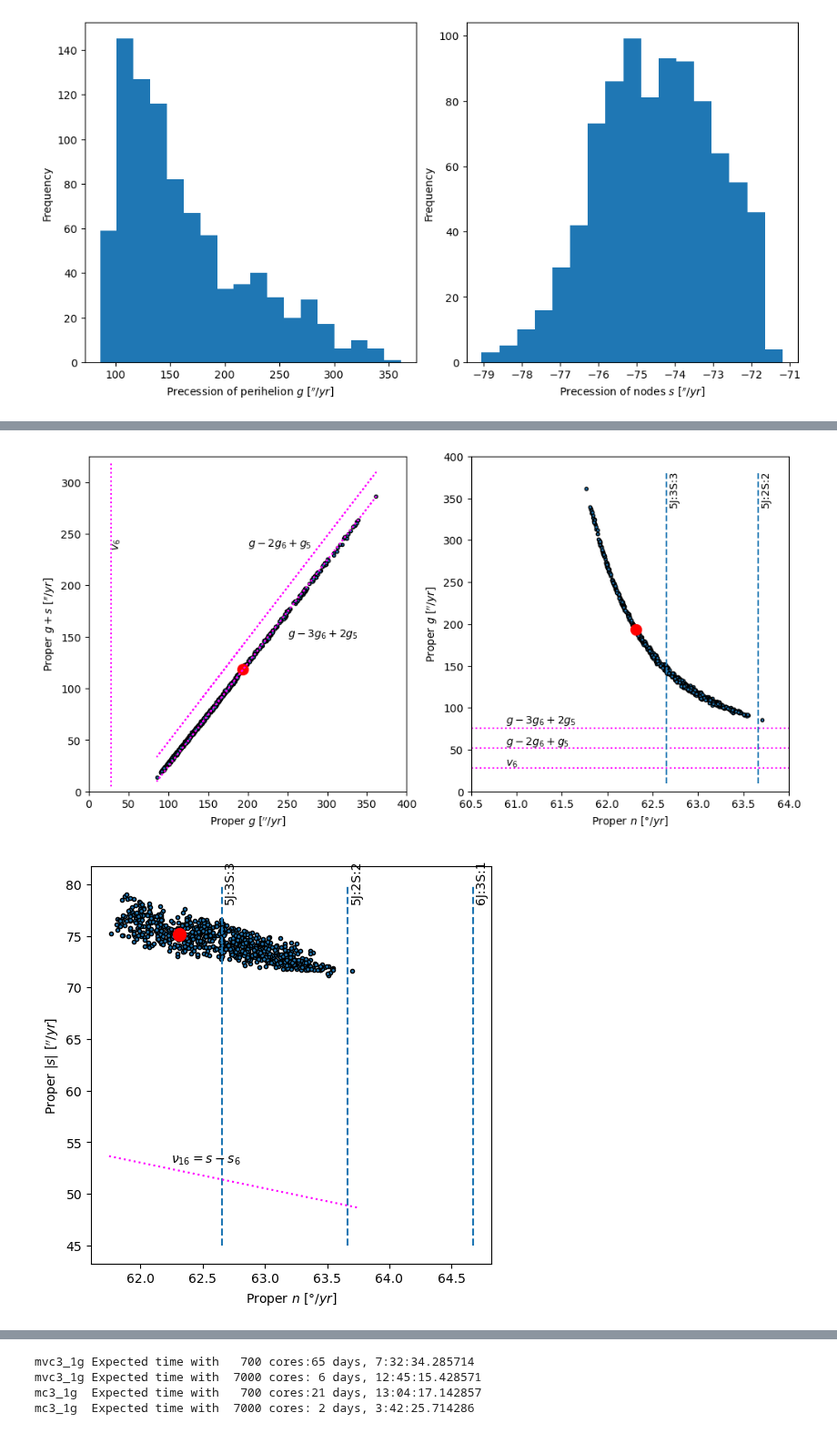
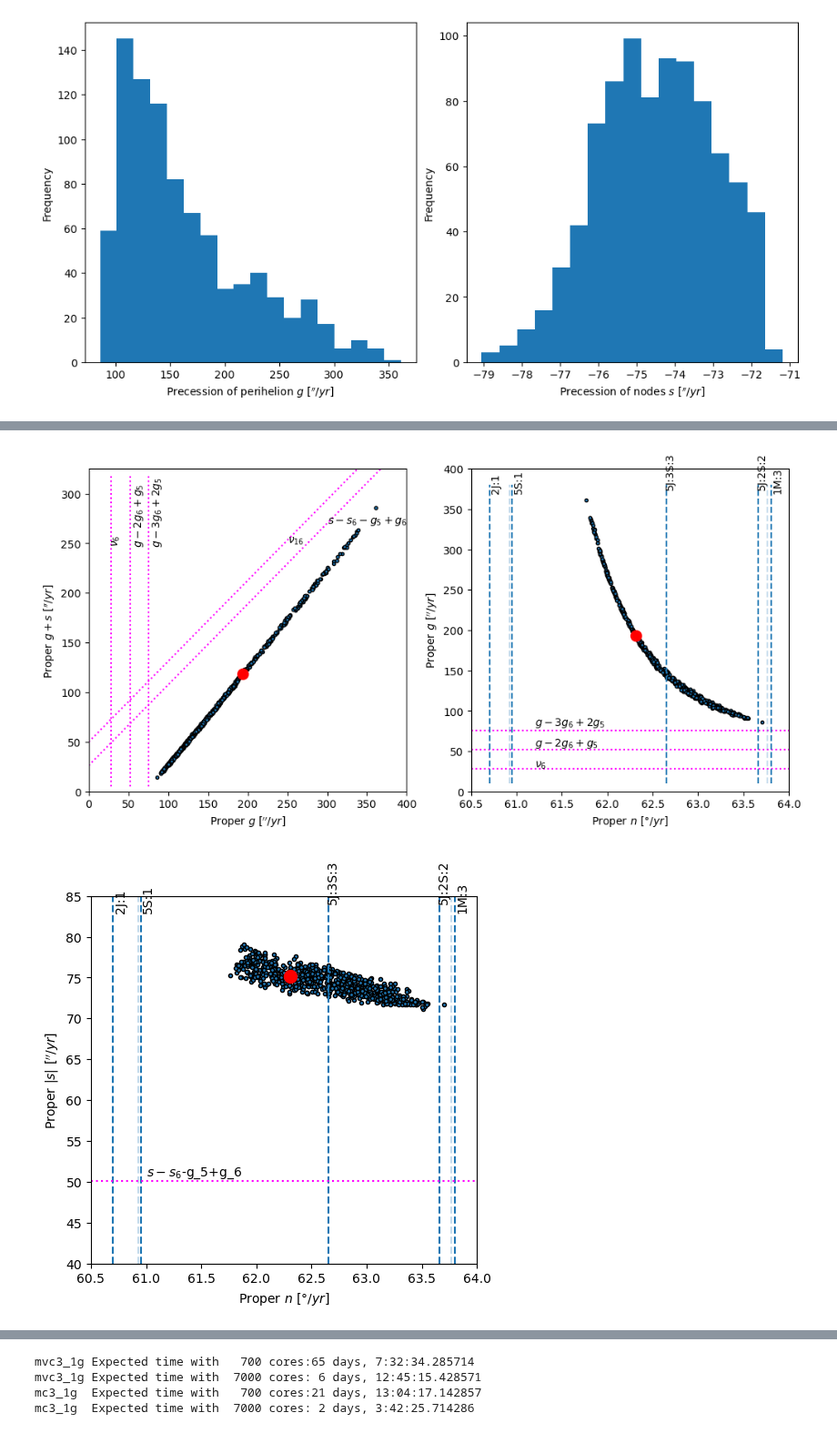
Before and after one commit to crankymax/asteroid_families, a Jupyter notebook: jupyter_notebooks/Luthera_Family_Analysis_AUG15.ipynb, the cells around one changed output, grey strips where cells are left out. Shown at 91% size. Saved outputs shown, nothing was run; the diff lists cells and outputs as text; code cells hidden in the pictures.

```diff
--- a/jupyter_notebooks/Luthera_Family_Analysis_AUG15.ipynb
+++ b/jupyter_notebooks/Luthera_Family_Analysis_AUG15.ipynb
@@ -337,33 +349,47 @@ sec_res_list = [[saturn_g6, '$v_6$'],
 
 # Plot the secular resonances
 # %%
+n_range = (60.5,64.0)
 fig = plt.figure(figsize=(10, 5), layout="constrained")
 
 spec = fig.add_gridspec(ncols=2, nrows=1)
 ax1 = fig.add_subplot(spec[0, 0])
 # spec the x and y axes limits
-ax1.set_xlim((0, 400))
-ax1.set_ylim((0, 325))
-ax1.scatter(x=luth_fam.g,y=luth_fam.g+luth_fam.s, edgecolors='black', marker=".")
+g_range = (0, 400)
+gs_range = (0, 325)
+ax1.set_xlim(g_range)
+ax1.set_ylim(gs_range)
+g_s = luth_fam.g+luth_fam.s
+ax1.scatter(x=luth_fam.g,y=g_s, edgecolors='black', marker=".")
 luth_ie = luth_fam[luth_fam.ast_name == '1303'][['g','s']].values
 ax1.plot(luth_ie[0][0],luth_ie[0][0]+luth_ie[0][1], 'ro', markersize=10)
 
+# v_6
 ax1.vlines(sec_res_list[0][0], 5, 320, linestyles='dotted', colors='magenta')
-ax1.text(sec_res_list[0][0]*1.0007, 250 * 0.95, sec_res_list[0][1],rotation=90)
-
-ax1.plot(luth_fam.g, (luth_fam.g-(sec_res_list[1][0])),linestyle='dotted', color='magenta')
-ax1.text(200, 250 * 0.95, sec_res_list[1][1])
-
-ax1.plot(luth_fam.g, (luth_fam.g-(sec_res_list[2][0])),linestyle='dotted', color='magenta')
-ax1.text(250, 150, sec_res_list[2][1])
-
+ax1.text(28, 250, sec_res_list[0][1],rotation=90)
+# g-2g_6+g_5
+ax1.vlines(sec_res_list[1][0], 5, 320, linestyles='dotted', colors='magenta')
+ax1.text(55, 250, sec_res_list[1][1],rotation=90)
+# g-3g_6+2g_5
+ax1.vlines(sec_res_list[2][0], 5, 320, linestyles='dotted', colors='magenta')
+ax1.text(78, 250, sec_res_list[2][1],rotation=90)
+# s-s_6
+g_vals = np.linspace(g_range[0],g_range[1], 100)
+gs_vals = np.linspace(gs_range[0],gs_range[1], 100)
+ax1.plot(g_vals, gs_vals-saturn_s6, ls='dotted', c='magenta')
+ax1.text(250, 250, r'$\nu_{16}$')
+# s-s_6-g_5+g_6
+g_vals = np.linspace(g_range[0],g_range[1], 100)
+gs_vals = np.linspace(gs_range[0],gs_range[1], 100)
+ax1.plot(g_vals, gs_vals-saturn_s6-jupiter_g5+saturn_g6, ls='dotted', c='magenta')
+ax1.text(300, 270, r'$s - s_6 - g_5 + g_6$')
 
 ax1.set_xlabel("Proper $g$ [$''/yr$]")
 ax1.set_ylabel("Proper $g+s$ [$''/yr$]")
 
 ax2 = fig.add_subplot(spec[0, 1])
 # spec the x and y axes limits
-ax2.set_xlim((60.5, 64.0))
+ax2.set_xlim(n_range)
 ax2.set_ylim((0, 400))
 
 ax2.scatter(x=luth_fam.n,y=luth_fam.g, edgecolors='black', marker=".")
@@ -374,34 +400,39 @@ ax2.set_ylabel("Proper $g$ [$''/yr$]")
 
 # Plot the secular resonances
 for sec_res in sec_res_list:
-    ax2.hlines(sec_res[0], 60.5, 64.0, linestyles='dotted', color='magenta')
-    ax2.text(61.5 * 0.99, sec_res[0]*1.08,  sec_res[1])
+    ax2.hlines(sec_res[0], n_range[0], n_range[1], linestyles='dotted', color='magenta')
+    ax2.text(61.2, sec_res[0]*1.08,  sec_res[1])
 
 
 # plot the MMR in n space
-nplot_mmrs(ax2, sma_range, 10, 380)
+nplot_mmrs(ax2, n_range, 10, 380)
 
 plt.savefig(f"../../dissertation/luthera_prp_ngs.png", dpi=300)
 plt.show()
 # %% [output]
-[figure, old version]
+[figure, new version]
 # %%
+s_range = (40, 85)
 fig, ax = plt.subplots(figsize=(5, 5), layout="constrained")
+
+ax.set_xlim(n_range)
+ax.set_ylim(s_range)
 
 ax.scatter(x=luth_fam.n,y=np.absolute(luth_fam.s), edgecolors='black', marker=".")
 luth_ie = luth_fam[luth_fam.ast_name == '1303'][['n','s']].values
 ax.plot(luth_ie[0][0],np.absolute(luth_ie[0][1]), 'ro', markersize=10)
 # plot the MMR in n space
-nplot_mmrs(ax, sma_range, 45, 80, y_offset=0.98)
+nplot_mmrs(ax, n_range, s_range[0], s_range[1], y_offset=0.6)
 
-ax.plot(np.linspace(61.75,63.75,20), np.absolute(np.linspace(-80,-75,20)-saturn_s6),linestyle='dotted', color='magenta')
-ax.text(62.25, 53.0, '$\\nu_{16} = s - s_6$')
+# Line was too low at around 40
+ax.hlines(-saturn_s6-jupiter_g5+saturn_g6,60.5,64,linestyles='dotted', colors='magenta')
+ax.text(61.0, 50.7, r'$s - s_6$-g_5+g_6')
 
 ax.set_xlabel("Proper $n$ [$\degree/yr$]")
 ax.set_ylabel("Proper $|s|$ [$''/yr$]")
 plt.savefig(f"../../dissertation/luthera_prp_ns.png", dpi=300)
 plt.show()
 # %% [output]
-[figure, old version]
+[figure, new version]
 # %%
 print(2*jupiter_n5)
```
Also changed, not shown: parts of 9 cells of this notebook, 3 other files.
